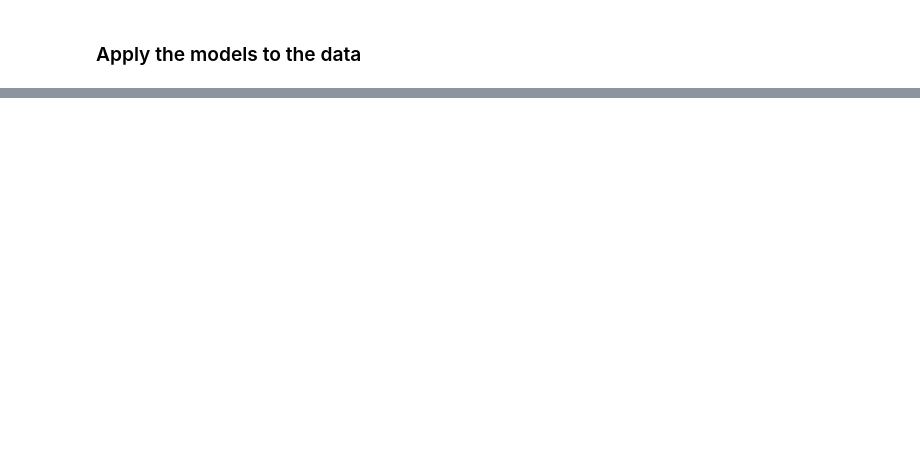
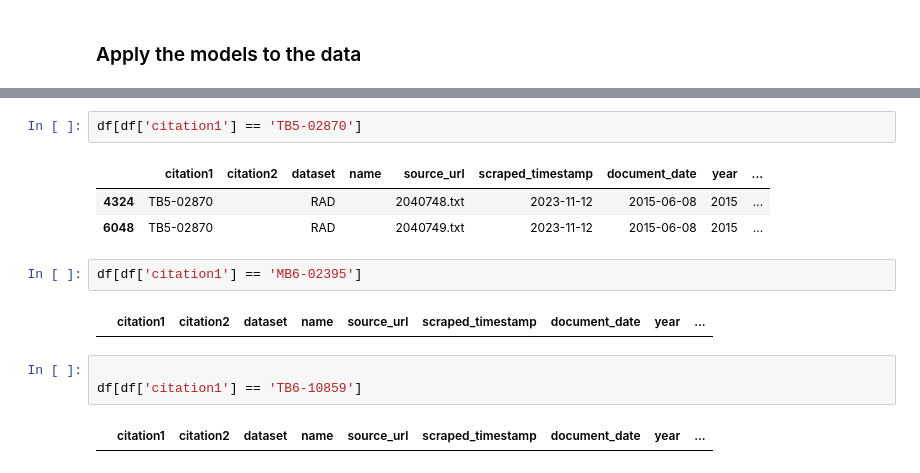
Before and after one commit to Refugee-Law-Lab/rad_bulk_data, a Jupyter notebook: genAI-verification.ipynb, the cells around one changed output, grey strips where cells are left out. Drawn from its saved outputs; the diff is of its cells as text; blank space fills up the shorter version.

```diff
--- a/genAI-verification.ipynb
+++ b/genAI-verification.ipynb
@@ -261,0 +212,15 @@ get_rad_decision(case_excerpt[:1000])
+# %%
+df[df['citation1'] == 'TB5-02870']
+# %% [output]
+|  | citation1 | citation2 | dataset | name | source_url | scraped_timestamp | document_date | year | ... |
+| 4324 | TB5-02870 |  | RAD |  | 2040748.txt | 2023-11-12 | 2015-06-08 | 2015 | ... |
+| 6048 | TB5-02870 |  | RAD |  | 2040749.txt | 2023-11-12 | 2015-06-08 | 2015 | ... |
+# %%
+df[df['citation1'] == 'MB6-02395']
+# %% [output]
+|  | citation1 | citation2 | dataset | name | source_url | scraped_timestamp | document_date | year | ... |
+# %%
+
+df[df['citation1'] == 'TB6-10859']
+# %% [output]
+|  | citation1 | citation2 | dataset | name | source_url | scraped_timestamp | document_date | year | ... |
```
Also changed, not shown: parts of 16 cells of this notebook.
